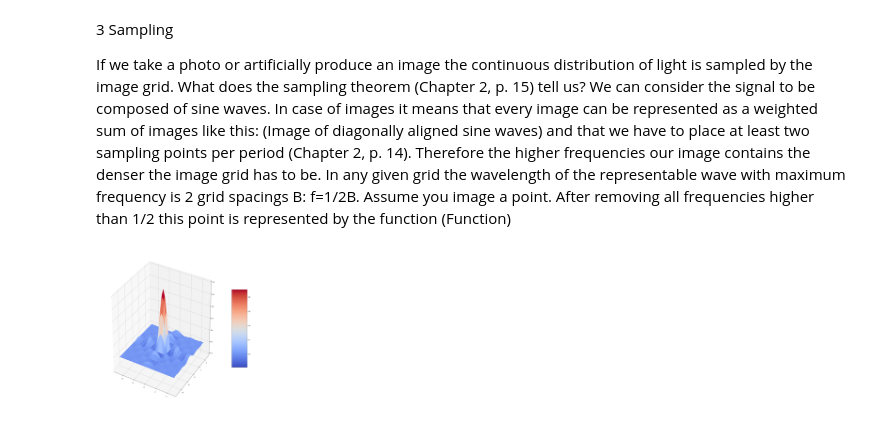
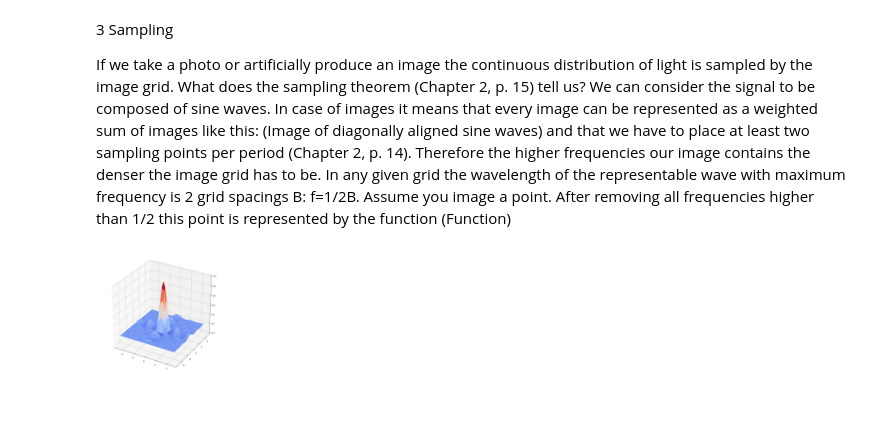
Before and after one commit to PhilippMatthes/computer-vision, a Jupyter notebook: exercises/4_sampling.ipynb, the cells around one changed output. Saved outputs shown, nothing was run; the diff lists cells and outputs as text; code cells hidden in the pictures.

```diff
--- a/exercises/4_sampling.ipynb
+++ b/exercises/4_sampling.ipynb
@@ -65,15 +65,14 @@ def I(x, y):
 # %%
 X = np.arange(-5, 5, 0.25)
 Y = np.arange(-5, 5, 0.25)
 X, Y = np.meshgrid(X, Y)
 Z = I(X, Y)
 
-fig = plt.figure()
+fig = plt.figure(figsize=(12, 12))
 ax = fig.gca(projection='3d')
 
 surf = ax.plot_surface(X, Y, Z, cmap=cm.coolwarm,
                        linewidth=0, antialiased=True)
-fig.colorbar(surf, shrink=0.5, aspect=5)
 plt.show()
 # %% [output]
-[figure, old version]
+[figure, new version]
```
